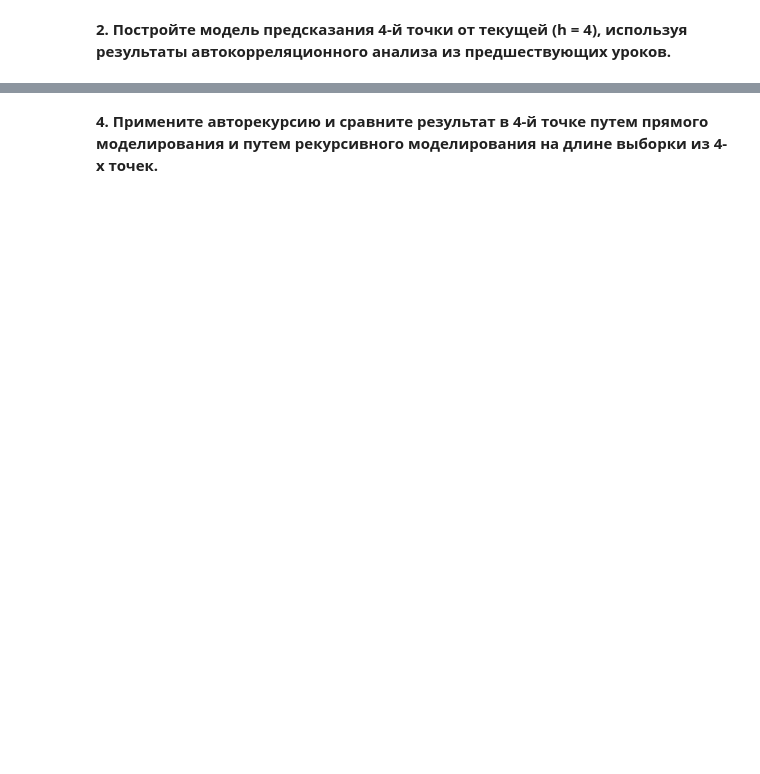
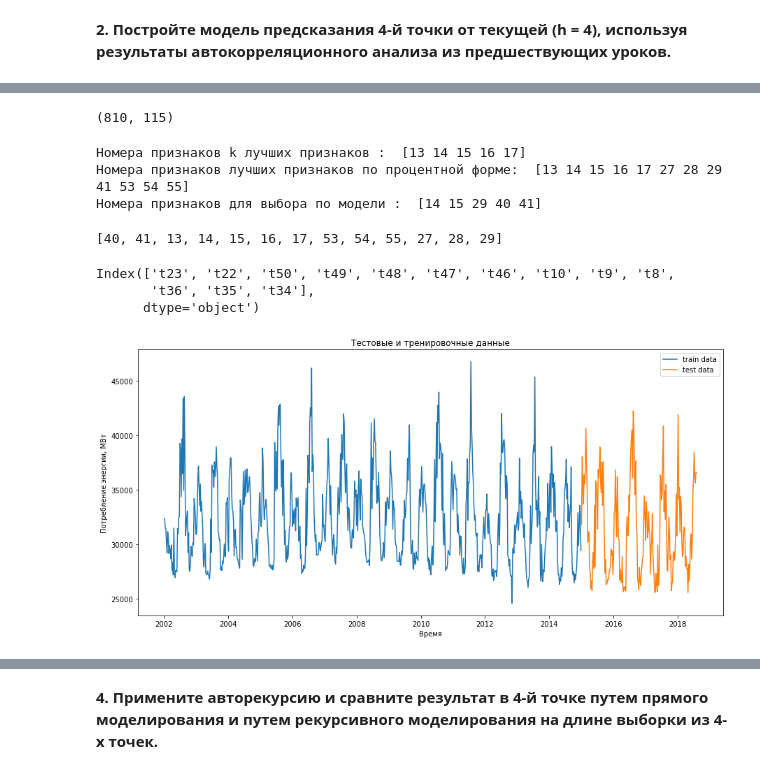
Before and after one commit to AltLumad/GeekBrains, a Jupyter notebook: Data_Science_for_business/04/04.ipynb, the cells around one changed output, grey strips where cells are left out. Saved outputs shown, nothing was run; the diff lists cells and outputs as text; code cells hidden in the pictures; blank space fills up the shorter version.

```diff
--- a/Data_Science_for_business/04/04.ipynb
+++ b/Data_Science_for_business/04/04.ipynb
@@ -43,10 +84,9 @@ data_w['diff1'].values[1:] = first_diff
 # %%
-p = 4
+p = 52
 for i in range(p):
     data_w['t'+str(p-i)]=0
     data_w['t'+str(p-i)].values[p:] = data_w['PJME_MW'].values[i:-(p)+i]
 
-
 for i in range(p):
     data_w['d'+str(p-i)]=0
     data_w['d'+str(p-i)].values[p:] = data_w['diff1'].values[i:-(p)+i]
@@ -60,0 +101,8 @@ y.shape
+# %%
+scl_x=StandardScaler()
+
+X = data_w.iloc[p:-h,:].values
+X = scl_x.fit_transform(X.astype('float64'))
+X.shape
+# %% [output]
+(810, 115)
@@ -60,0 +126,23 @@ y.shape
+# %%
+list_param_k =np.where(sfk.get_support())[0]
+list_param_p =np.where(sfp.get_support())[0]
+list_param_m =np.where(sfm.get_support())[0]
+
+print('Номера признаков k лучших признаков : ',list_param_k)
+print('Номера признаков лучших признаков по процентной форме: ',list_param_p)
+print('Номера признаков для выбора по модели : ',list_param_m)
+# %% [output]
+Номера признаков k лучших признаков :  [13 14 15 16 17]
+Номера признаков лучших признаков по процентной форме:  [13 14 15 16 17 27 28 29 41 53 54 55]
+Номера признаков для выбора по модели :  [14 15 29 40 41]
+# %%
+list(set(list_param_k).union(list_param_p).union(list_param_m))
+# %% [output]
+[40, 41, 13, 14, 15, 16, 17, 53, 54, 55, 27, 28, 29]
+# %%
+list_par= list(set(list_param_k).union(list_param_p).union(list_param_m))
+data_w.columns[list_par]
+# %% [output]
+Index(['t23', 't22', 't50', 't49', 't48', 't47', 't46', 't10', 't9', 't8',
+       't36', 't35', 't34'],
+      dtype='object')
@@ -60,0 +155,13 @@ y.shape
+# %%
+train, test = split_data( data_w, '01-01-2015')
+
+plt.figure( figsize=( 15, 7 ))
+plt.xlabel('Время')
+plt.ylabel('Потребление энергии, МВт')
+plt.plot(train.index.get_level_values('Date'),train['PJME_MW'], label='train data' )
+plt.plot(test.index.get_level_values('Date'),test['PJME_MW'], label='test data')
+plt.title( 'Тестовые и тренировочные данные' )
+plt.legend()
+plt.show()
+# %% [output]
+[figure, added]
```
Also changed, not shown: parts of 37 cells of this notebook.
